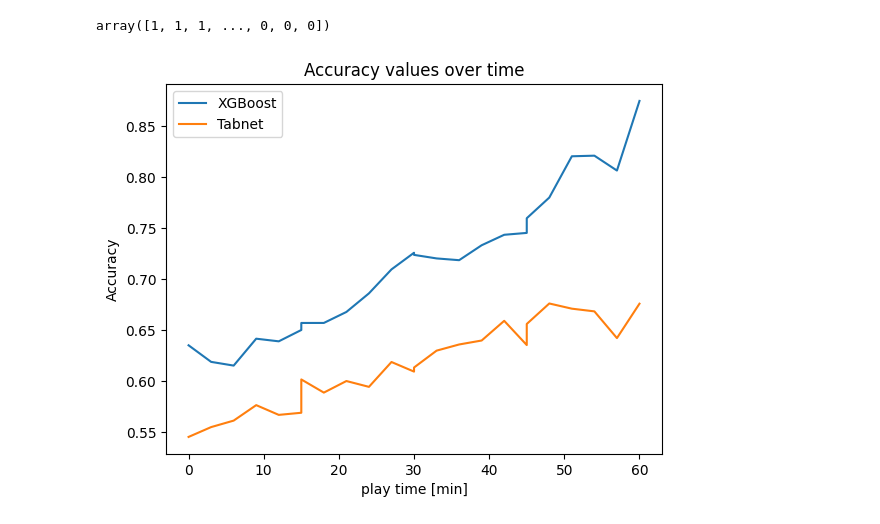
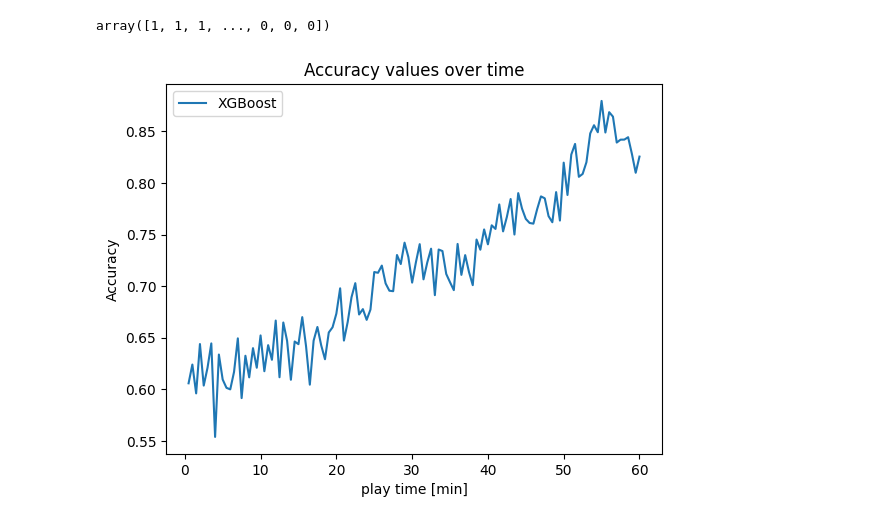
Before and after one commit to michel-wue/Seminar, a Jupyter notebook: Models.ipynb, the cells around one changed output. Cells and saved outputs as stored; diff of their text form; code cells hidden in the pictures.

```diff
--- a/Models.ipynb
+++ b/Models.ipynb
@@ -257,8 +364,8 @@ Confusion Matrix:
  [ 9580, 29429]]
 [figure]
 # %%
-tn = TabNetClassifier(verbose=1, seed=42,device_name='cuda')
-#tn = TabNetClassifier(verbose=1, seed=42)
+#tn = TabNetClassifier(verbose=1, seed=42,device_name='cuda')
+tn = TabNetClassifier(verbose=1, seed=42)
 # Load dataset
 data = play_data
 
@@ -534,7 +644,9 @@ Confusion Matrix:
+# %%
+preds_test_xgb = rf_model.predict(X_test_processed_xgb)
 # %%
-def plot_data_xgb(time, quarter):
-  preds_time_xgb = preds_test_xgb[((X_test_xgb['clock'] <= time) & (X_test_xgb['quarter'] == quarter) & (X_test_xgb['clock'] >= time-1))]
-  y_time_xgb = y_test_xgb[((X_test_xgb['clock'] <= time) & (X_test_xgb['quarter'] == quarter) & (X_test_xgb['clock'] >= time-1))]
+def plot_data_xgb(timer):
+  preds_time_xgb = preds_test_xgb[((X_test_xgb['time_remaining'] <= time) &(X_test_xgb['time_remaining'] >= time-0.5))]
+  y_time_xgb = y_test_xgb[((X_test_xgb['time_remaining'] <= time) & (X_test_xgb['time_remaining'] >= time-0.5))]
   accuracy = accuracy_score(y_time_xgb, preds_time_xgb)
   return accuracy
 # %%
@@ -552,16 +672,10 @@ def plot_data_rf(time, quarter):
 # %%
-time_values = list(np.arange(15, -1, -1))
+time_values = list(np.arange(60, 0, -0.5))
 quarter_values = list(np.arange(1, 5, 1))
 auc_values_xgb=[]
 time_plot=[]
-for quarter in quarter_values:
-  for time in time_values:
-    auc_values_xgb.append(plot_data_xgb(time,quarter))
-    if quarter == 1:
-      time_plot.append(time+45)
-    elif quarter ==2:
-      time_plot.append(time+30)
-    elif quarter == 3:
-      time_plot.append(time+15)
-    elif quarter == 4:
-      time_plot.append(time)
+
+for time in time_values:
+    auc_values_xgb.append(plot_data_xgb(time))
+    print(plot_data_xgb(time))
+    time_plot.append(time)
@@ -637,26 +794,26 @@ array([1, 1, 1, ..., 0, 0, 0])
 # %%
 import matplotlib.pyplot as plt
 
 # Beispielwerte
-x = time_plot
+x = time_plot[::-1]
 y_xgb = auc_values_xgb
-y_tn = auc_values_tn
-y_rf = auc_values_rf
+#y_tn = auc_values_tn
+#y_rf = auc_values_rf
 
 # Erstellen der Liniengrafik
 plt.plot(x, y_xgb, label='XGBoost')
 #plt.plot(x, y_tn, label='Tabnet')
-plt.plot(x, y_rf, label='Random Forest')
+#plt.plot(x, y_rf, label='Random Forest')
 
 # Achsentitel und Diagrammtitel hinzufügen
 plt.xlabel('play time [min]')
 plt.ylabel('Accuracy')
 plt.title('Accuracy values over time')
 
 # Legende anzeigen
 plt.legend()
 
 # Anzeigen der Grafik
 plt.show()
 # %% [output]
-[figure, old version]
+[figure, new version]
```
Also changed, not shown: parts of 19 cells of this notebook.
